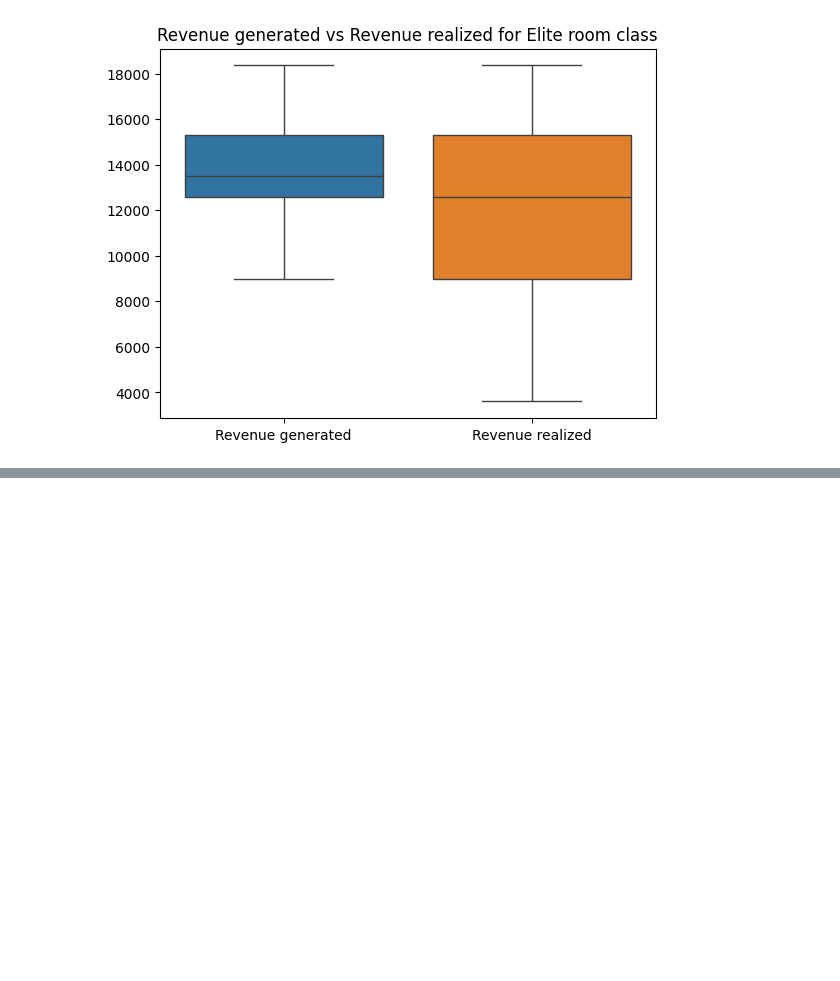
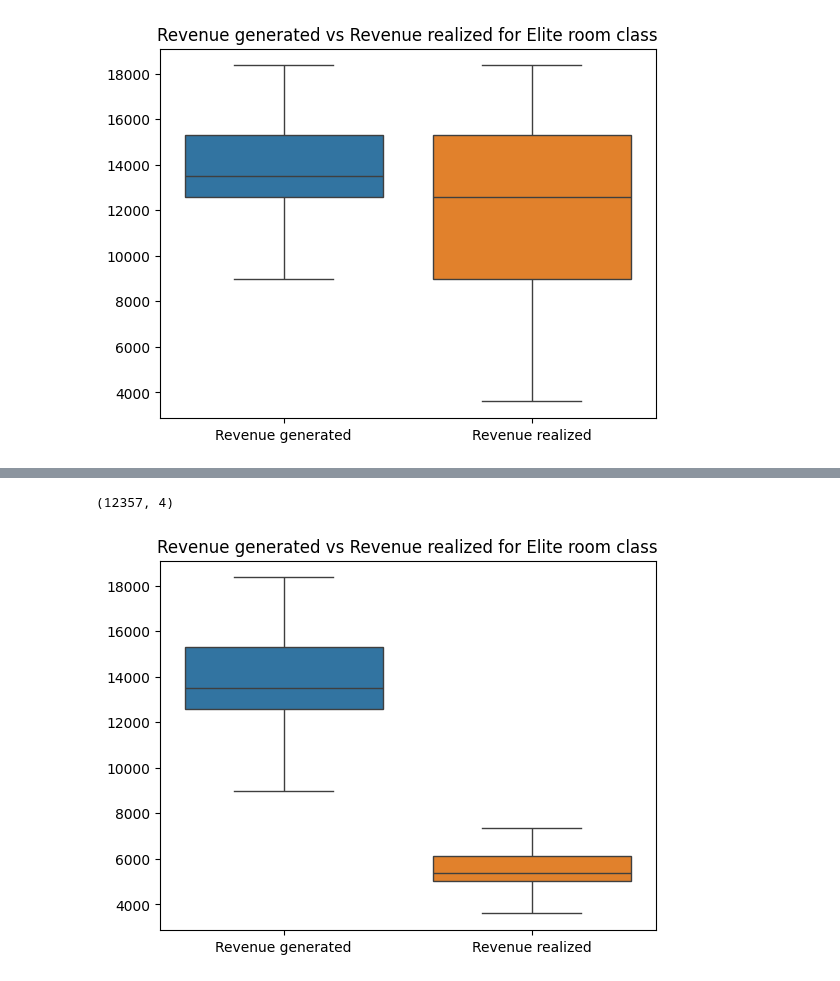
Before and after one commit to Bhuvi128/Hospitality-Revenue-Optimization-Data-analysis, a Jupyter notebook: Hospitality Revenue Optimzation.ipynb, the cells around one changed output, grey strips where cells are left out. Cells and saved outputs as stored; diff of their text form; code cells hidden in the pictures; blank space fills up the shorter version.

```diff
--- a/Hospitality Revenue Optimzation.ipynb
+++ b/Hospitality Revenue Optimzation.ipynb
@@ -407,0 +454,10 @@ Insights:
+# %%
+query = """
+select dr.room_class, booking_status, revenue_generated, revenue_realized
+from
+(select * from fact_bookings
+where booking_status = 'Cancelled') fb left join dim_rooms dr
+on fb.room_category = dr.room_id;
+"""
+cancelled_book_rooms = pd.read_sql(query, conn)
+cancelled_book_rooms.head()
@@ -407,0 +471,3 @@ Insights:
+# %%
+cancelled_book_rooms['room_class'] = cancelled_book_rooms['room_class'].str.replace('\r','', regex = True)
+cancelled_book_rooms.head()
@@ -407,0 +481,3 @@ Insights:
+# %%
+Elite_cancelled = cancelled_book_rooms[cancelled_book_rooms['room_class'] == 'Elite']
+Elite_cancelled.head()
@@ -407,0 +491,12 @@ Insights:
+# %%
+Elite_cancelled.shape
+# %% [output]
+(12357, 4)
+# %%
+# Distribution of Revenue generated and realized for Elite room class
+sns.boxplot(Elite_cancelled)
+plt.title("Revenue generated vs Revenue realized for Elite room class")
+plt.xticks(ticks = [0,1], labels = ['Revenue generated', 'Revenue realized'])
+plt.show()
+# %% [output]
+[figure, added]
```
Also changed, not shown: parts of 13 cells of this notebook, 1 other file.
